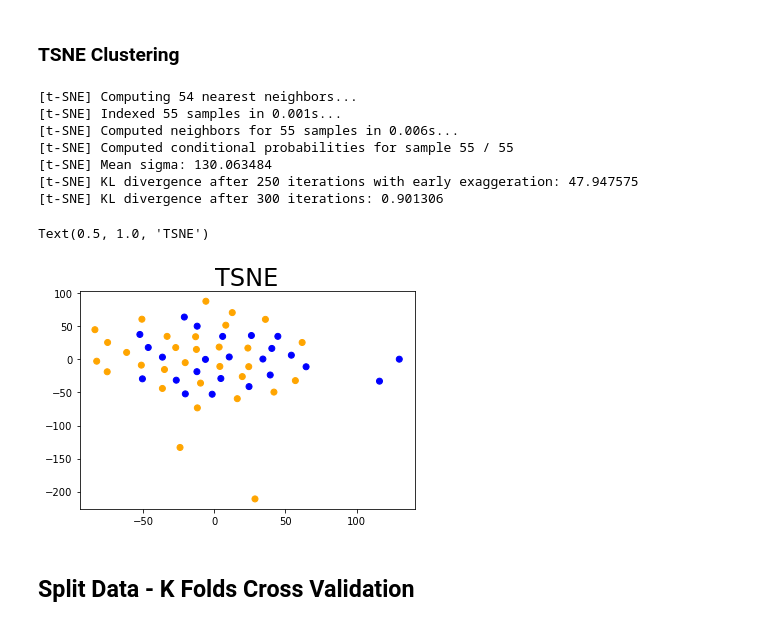
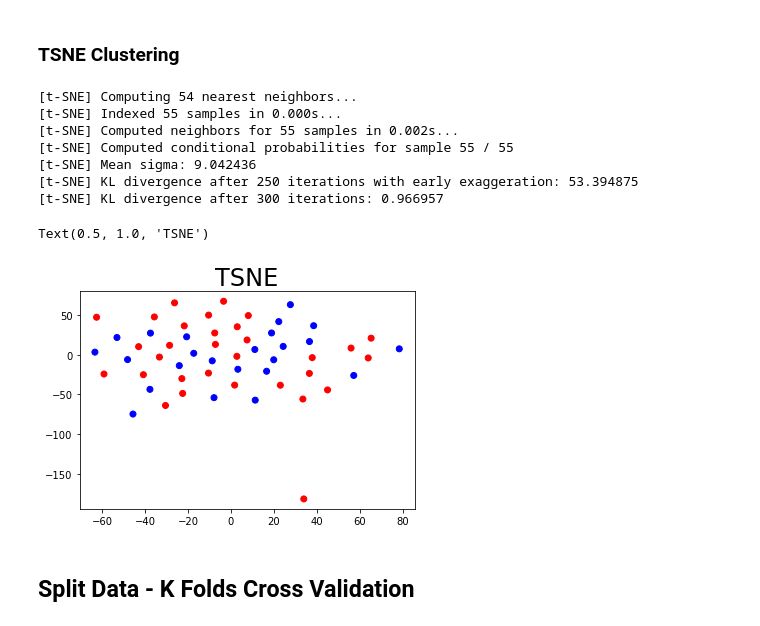
Before and after one commit to hzorkic/machine_learning_and_molecular_docking_for_drug_discovery, a Jupyter notebook: COAD Analysis.ipynb, the cells around one changed output. Saved outputs shown, nothing was run; the diff lists cells and outputs as text; code cells hidden in the pictures.

```diff
--- a/COAD Analysis.ipynb
+++ b/COAD Analysis.ipynb
@@ -187,7 +188,7 @@ target_binary=pd.Series(target_binary)
 colors=[]
 for i in target_binary:
     if i ==1:
-        colors.append('orange')
+        colors.append('red')
     else:
         colors.append('blue')
 # %% [markdown]
@@ -290,23 +310,23 @@ Text(0.5, 1.0, 'UMAP projection')
 ### TSNE Clustering
 # %%
 tsne = TSNE(n_components=2, verbose=1, perplexity=40, n_iter=300)
-tsne_results = tsne.fit_transform(df)
+tsne_results = tsne.fit_transform(df_SEQ)
 # %% [output]
 [t-SNE] Computing 54 nearest neighbors...
-[t-SNE] Indexed 55 samples in 0.001s...
-[t-SNE] Computed neighbors for 55 samples in 0.006s...
+[t-SNE] Indexed 55 samples in 0.000s...
+[t-SNE] Computed neighbors for 55 samples in 0.002s...
 [t-SNE] Computed conditional probabilities for sample 55 / 55
-[t-SNE] Mean sigma: 130.063484
-[t-SNE] KL divergence after 250 iterations with early exaggeration: 47.947575
-[t-SNE] KL divergence after 300 iterations: 0.901306
+[t-SNE] Mean sigma: 9.042436
+[t-SNE] KL divergence after 250 iterations with early exaggeration: 53.394875
+[t-SNE] KL divergence after 300 iterations: 0.966957
 # %%
-df['tsne-2d-one'] = tsne_results[:,0]
-df['tsne-2d-two'] = tsne_results[:,1]
-plt.scatter(df['tsne-2d-one'],df['tsne-2d-two'],c=colors)
+df_SEQ['tsne-2d-one'] = tsne_results[:,0]
+df_SEQ['tsne-2d-two'] = tsne_results[:,1]
+plt.scatter(df_SEQ['tsne-2d-one'],df_SEQ['tsne-2d-two'],c=colors)
 plt.title('TSNE', fontsize=24)
 # %% [output]
 Text(0.5, 1.0, 'TSNE')
-[figure, old version]
+[figure, new version]
 # %% [markdown]
 ## Split Data - K Folds Cross Validation
 # %%
```
Also changed, not shown: parts of 13 cells of this notebook.
